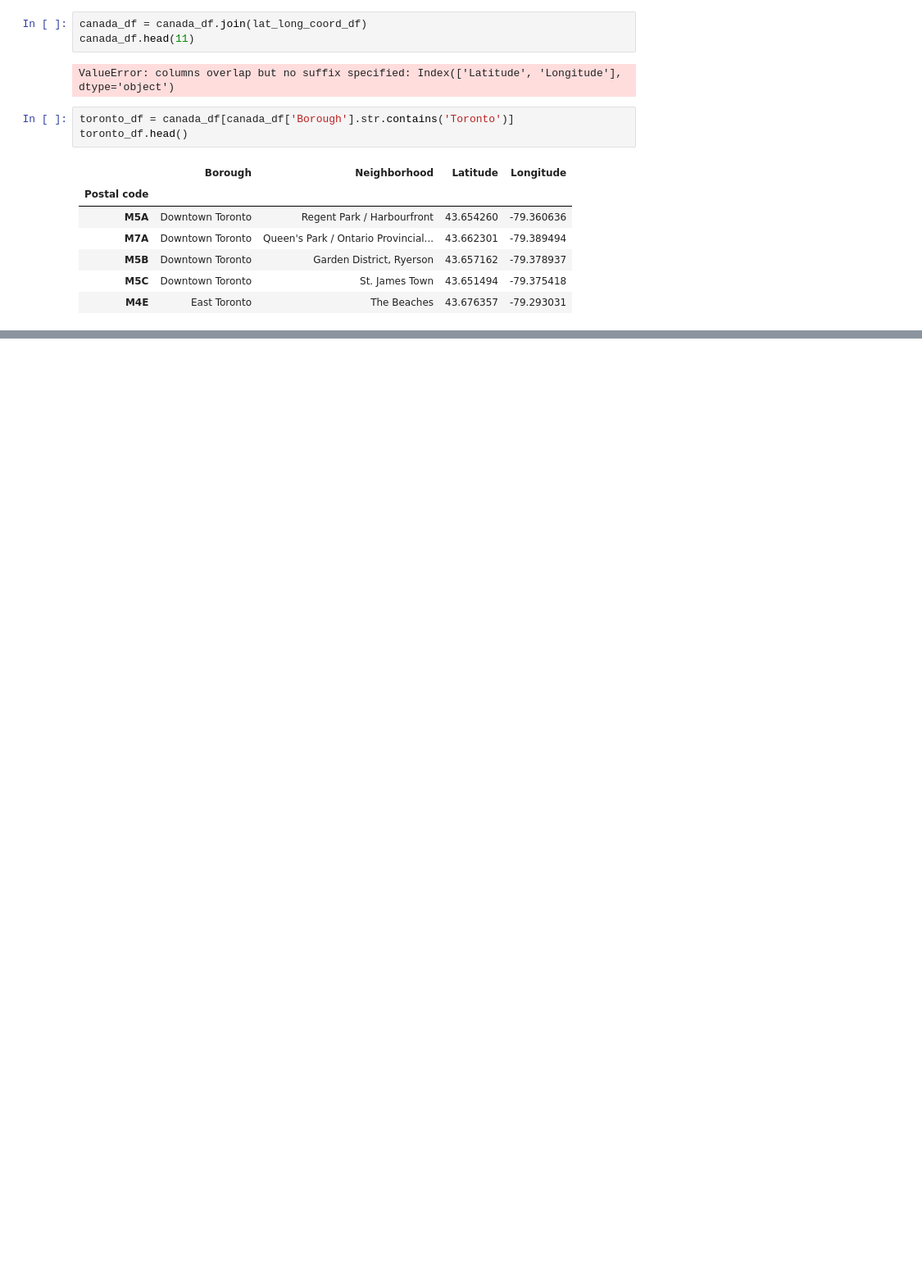
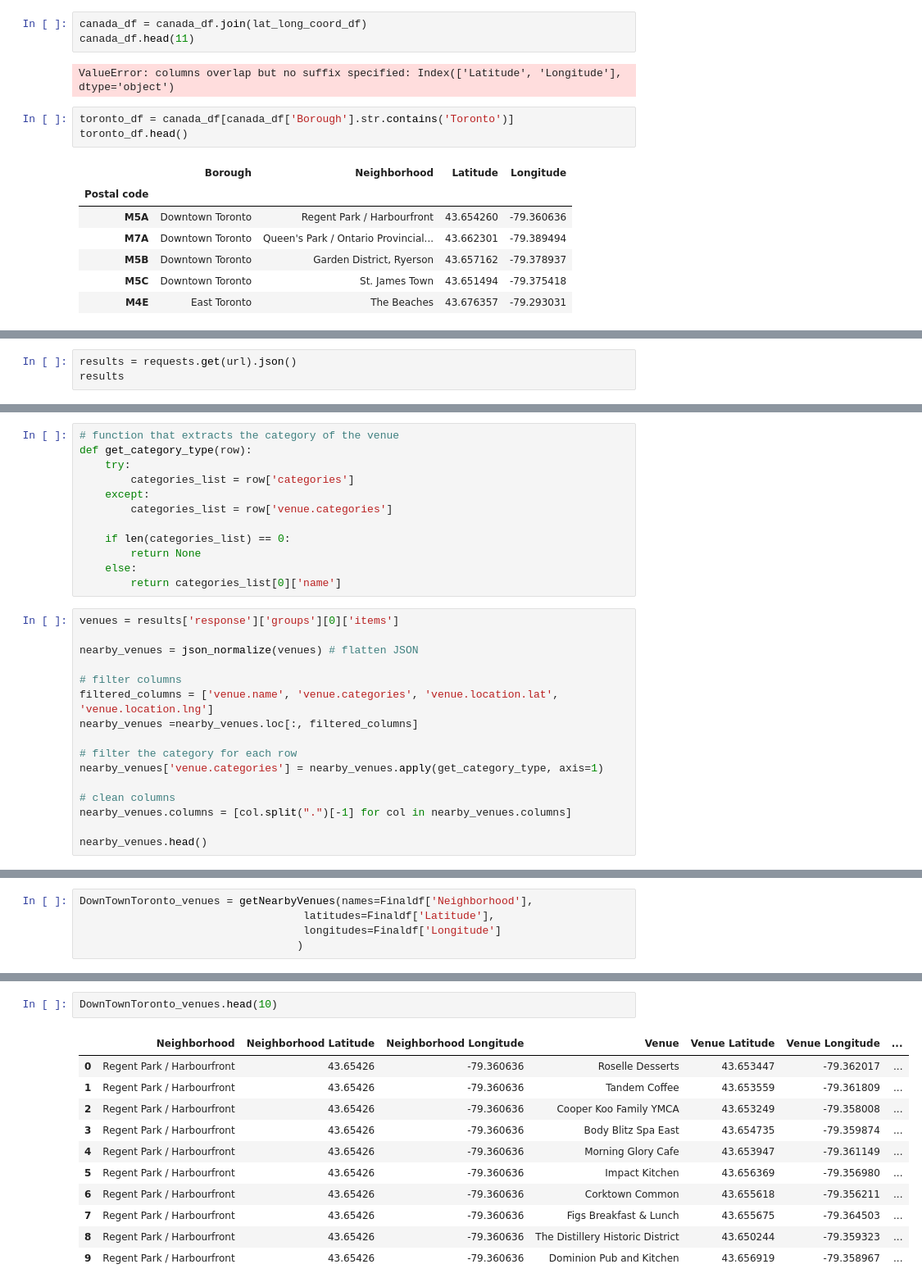
Before and after one commit to BP0W/Data-Capstone, a Jupyter notebook: Neighbourhood Battle of Toronto, Canada.ipynb, the cells around one changed output, grey strips where cells are left out. Shown at 82% size. Cells and saved outputs as stored; diff of their text form; blank space fills up the shorter version.

```diff
--- a/Neighbourhood Battle of Toronto, Canada.ipynb
+++ b/Neighbourhood Battle of Toronto, Canada.ipynb
@@ -241,0 +300,3 @@ Solving environment: /
+# %%
+results = requests.get(url).json()
+results
@@ -241,0 +321,28 @@ Solving environment: /
+# %%
+# function that extracts the category of the venue
+def get_category_type(row):
+    try:
+        categories_list = row['categories']
+    except:
+        categories_list = row['venue.categories']
+
+    if len(categories_list) == 0:
+        return None
+    else:
+        return categories_list[0]['name']
+# %%
+venues = results['response']['groups'][0]['items']
+
+nearby_venues = json_normalize(venues) # flatten JSON
+
+# filter columns
+filtered_columns = ['venue.name', 'venue.categories', 'venue.location.lat', 'venue.location.lng']
+nearby_venues =nearby_venues.loc[:, filtered_columns]
+
+# filter the category for each row
+nearby_venues['venue.categories'] = nearby_venues.apply(get_category_type, axis=1)
+
+# clean columns
+nearby_venues.columns = [col.split(".")[-1] for col in nearby_venues.columns]
+
+nearby_venues.head()
@@ -241,0 +417,5 @@ Solving environment: /
+# %%
+DownTownToronto_venues = getNearbyVenues(names=Finaldf['Neighborhood'],
+                                   latitudes=Finaldf['Latitude'],
+                                   longitudes=Finaldf['Longitude']
+                                  )
@@ -241,0 +440,14 @@ Solving environment: /
+# %%
+DownTownToronto_venues.head(10)
+# %% [output]
+|  | Neighborhood | Neighborhood Latitude | Neighborhood Longitude | Venue | Venue Latitude | Venue Longitude | ... |
+| 0 | Regent Park / Harbourfront | 43.65426 | -79.360636 | Roselle Desserts | 43.653447 | -79.362017 | ... |
+| 1 | Regent Park / Harbourfront | 43.65426 | -79.360636 | Tandem Coffee | 43.653559 | -79.361809 | ... |
+| 2 | Regent Park / Harbourfront | 43.65426 | -79.360636 | Cooper Koo Family YMCA | 43.653249 | -79.358008 | ... |
+| 3 | Regent Park / Harbourfront | 43.65426 | -79.360636 | Body Blitz Spa East | 43.654735 | -79.359874 | ... |
+| 4 | Regent Park / Harbourfront | 43.65426 | -79.360636 | Morning Glory Cafe | 43.653947 | -79.361149 | ... |
+| 5 | Regent Park / Harbourfront | 43.65426 | -79.360636 | Impact Kitchen | 43.656369 | -79.356980 | ... |
+| 6 | Regent Park / Harbourfront | 43.65426 | -79.360636 | Corktown Common | 43.655618 | -79.356211 | ... |
+| 7 | Regent Park / Harbourfront | 43.65426 | -79.360636 | Figs Breakfast & Lunch | 43.655675 | -79.364503 | ... |
+| 8 | Regent Park / Harbourfront | 43.65426 | -79.360636 | The Distillery Historic District | 43.650244 | -79.359323 | ... |
+| 9 | Regent Park / Harbourfront | 43.65426 | -79.360636 | Dominion Pub and Kitchen | 43.656919 | -79.358967 | ... |
```
Also changed, not shown: parts of 11 cells of this notebook.
